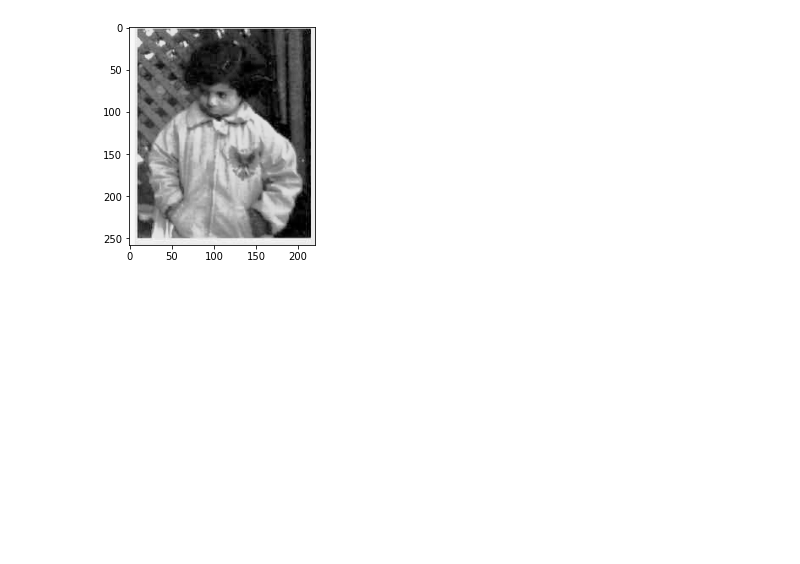
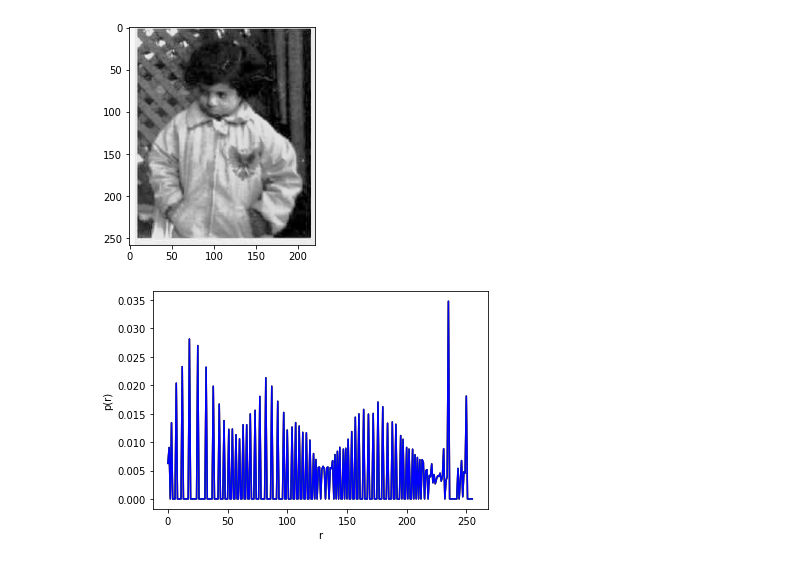
Before and after one commit to rad-mit/CS5102-Digital-Image-Processing-Project, a Jupyter notebook: Assignments/Assignment-5/DIP_Assignment_5.ipynb, the cells around one changed output. Cells and saved outputs as stored; diff of their text form; code cells hidden in the pictures; blank space fills up the shorter version.

Commit message:
added histo for equalized image

```diff
--- a/Assignments/Assignment-5/DIP_Assignment_5.ipynb
+++ b/Assignments/Assignment-5/DIP_Assignment_5.ipynb
@@ -110,3 +110,36 @@ plt.imshow(img_s[:, :, ::-1])
 # %% [output]
 <matplotlib.image.AxesImage at 0x...>
 [figure]
+# %%
+hg_r=[0]*256
+hg_g=[0]*256
+hg_b=[0]*256
+
+for k in range(256):
+    for i in range(img_d_height):  # scan across row or height
+        for j in range(img_d_width): # scan across col or weidth
+
+           if k==img_s[i][j][0]:
+              hg_r[k]+=1
+           if k==img_s[i][j][1]:
+              hg_g[k]+=1
+           if k==img_s[i][j][2]:
+              hg_b[k]+=1
+
+
+hg_r=np.array(hg_r)
+hg_g=np.array(hg_g)
+hg_b=np.array(hg_b)
+p_r=hg_r/(img_d_width*img_d_height)
+p_g=hg_g/(img_d_width*img_d_height)
+p_b=hg_b/(img_d_width*img_d_height)
+
+
+plt.plot(p_r, color='r',label='r')
+plt.plot(p_g,color='g',label='g')
+plt.plot(p_b,color='b',label='b')
+plt.xlabel("r")
+plt.ylabel("p(r)")
+plt.show()
+# %% [output]
+[figure, added]
```
Also changed, not shown: parts of 2 cells of this notebook.
